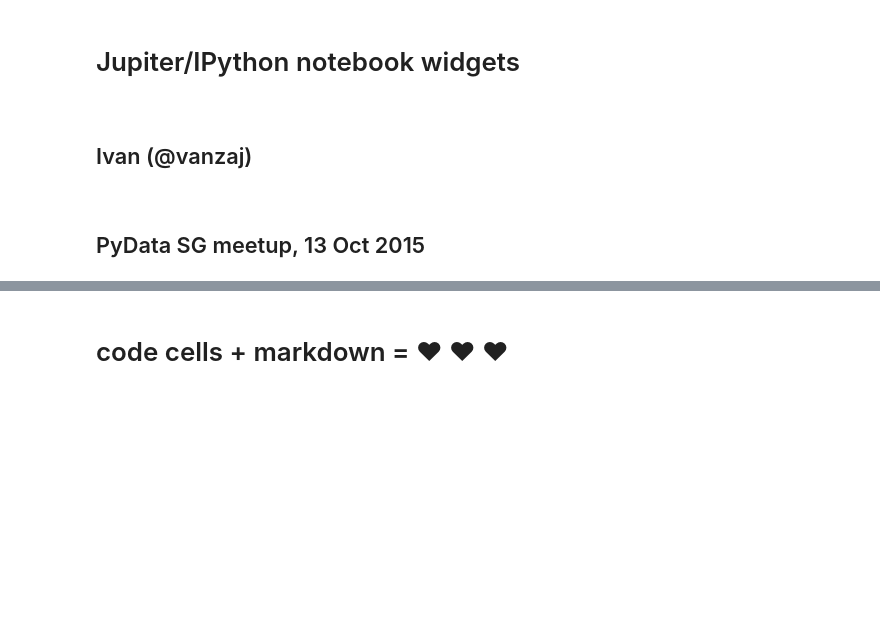
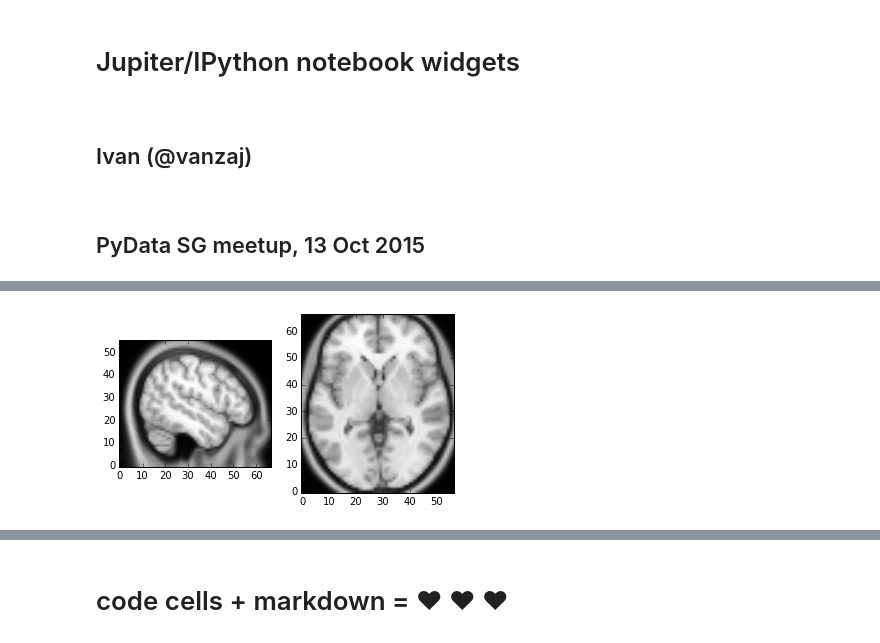
Before and after one commit to vanzaj/pytalks, a Jupyter notebook: 20151011_PyDataSG_ipywdg/ipywdg.ipynb, the cells around one changed output, grey strips where cells are left out. Cells and saved outputs as stored; diff of their text form; code cells hidden in the pictures; blank space fills up the shorter version.

```diff
--- a/20151011_PyDataSG_ipywdg/ipywdg.ipynb
+++ b/20151011_PyDataSG_ipywdg/ipywdg.ipynb
@@ -11,0 +37,13 @@
+# %%
+def show_vol(axe1=0, axe2=0):
+    plt.subplot(121)
+    im = data[axe1, :,:]
+    plt.imshow(im.T, origin='lower')
+
+    plt.subplot(122)
+    im = data[:, :, axe2]
+    plt.imshow(im.T, origin='lower')
+
+show_vol(10, 25)
+# %% [output]
+[figure, added]
```
Also changed, not shown: parts of 21 cells of this notebook.
